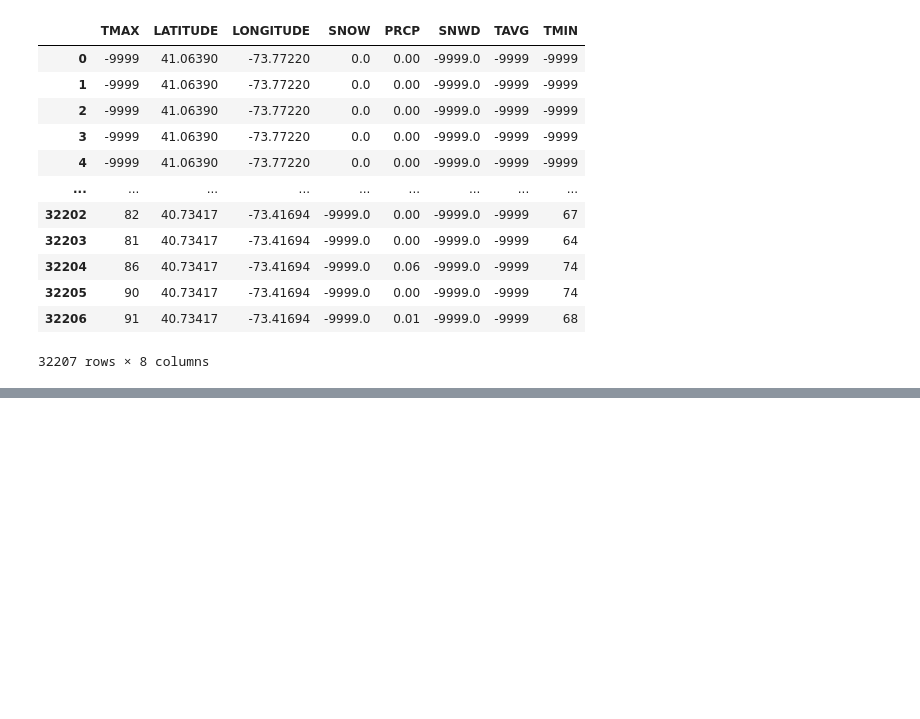
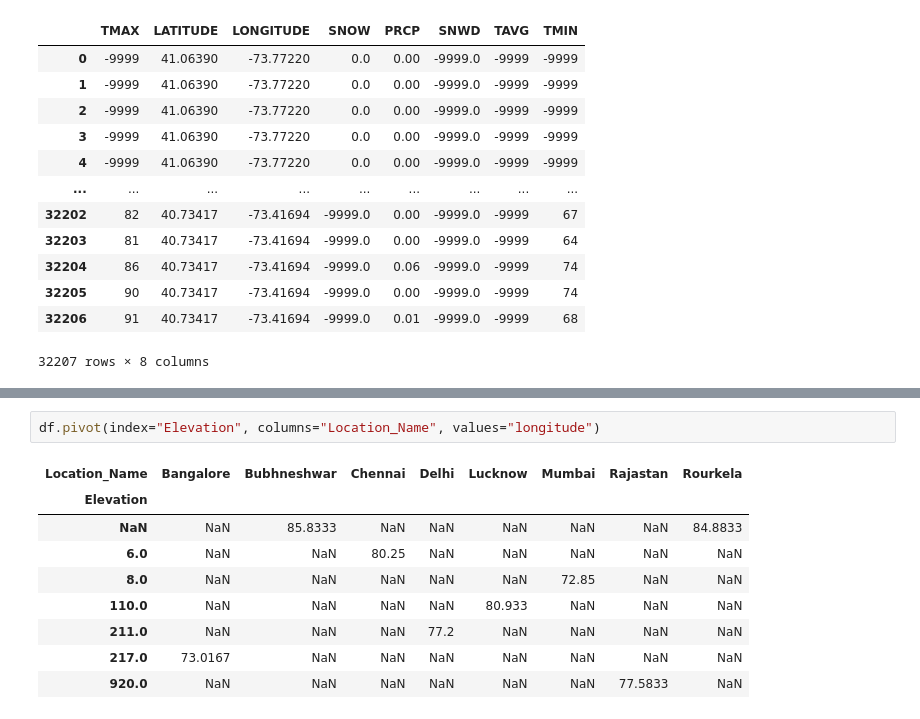
Before and after one commit to BalaMahalakshmi/Python, a Jupyter notebook: pandas.ipynb, the cells around one changed output, grey strips where cells are left out. Cells and saved outputs as stored; diff of their text form; blank space fills up the shorter version.

```diff
--- a/pandas.ipynb
+++ b/pandas.ipynb
@@ -222,0 +852,12 @@ FileNotFoundError: [Errno 2] No such file or directory: 'C:\\Users\\balam\\Downl
+# %%
+df.pivot(index="Elevation", columns="Location_Name", values="longitude")
+# %% [output]
+| Location_Name | Bangalore | Bubhneshwar | Chennai | Delhi | Lucknow | Mumbai | Rajastan | Rourkela |
+| Elevation |  |  |  |  |  |  |  |  |
+| NaN | NaN | 85.8333 | NaN | NaN | NaN | NaN | NaN | 84.8833 |
+| 6.0 | NaN | NaN | 80.25 | NaN | NaN | NaN | NaN | NaN |
+| 8.0 | NaN | NaN | NaN | NaN | NaN | 72.85 | NaN | NaN |
+| 110.0 | NaN | NaN | NaN | NaN | 80.933 | NaN | NaN | NaN |
+| 211.0 | NaN | NaN | NaN | 77.2 | NaN | NaN | NaN | NaN |
+| 217.0 | 73.0167 | NaN | NaN | NaN | NaN | NaN | NaN | NaN |
+| 920.0 | NaN | NaN | NaN | NaN | NaN | NaN | 77.5833 | NaN |
```
Also changed, not shown: parts of 58 cells of this notebook.
